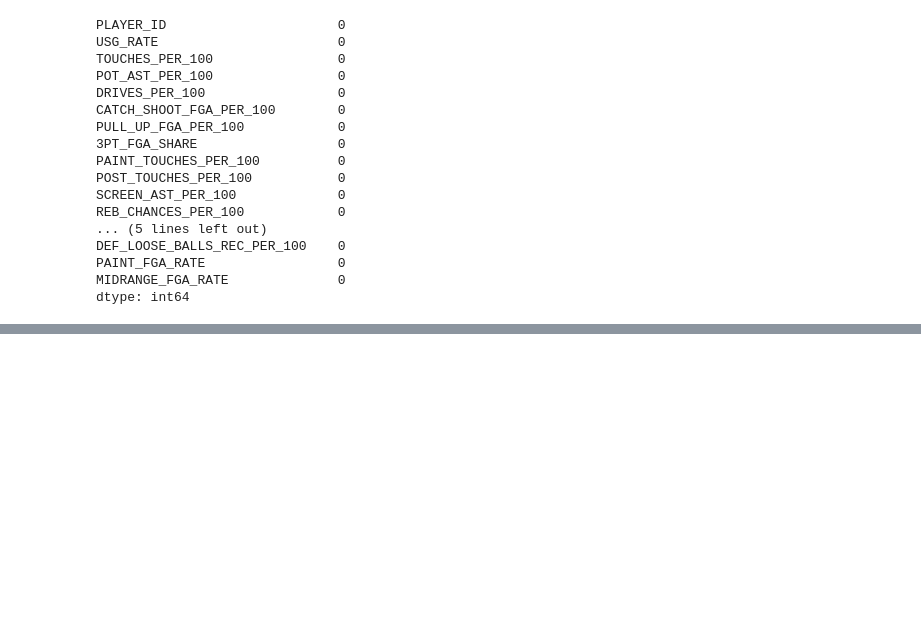
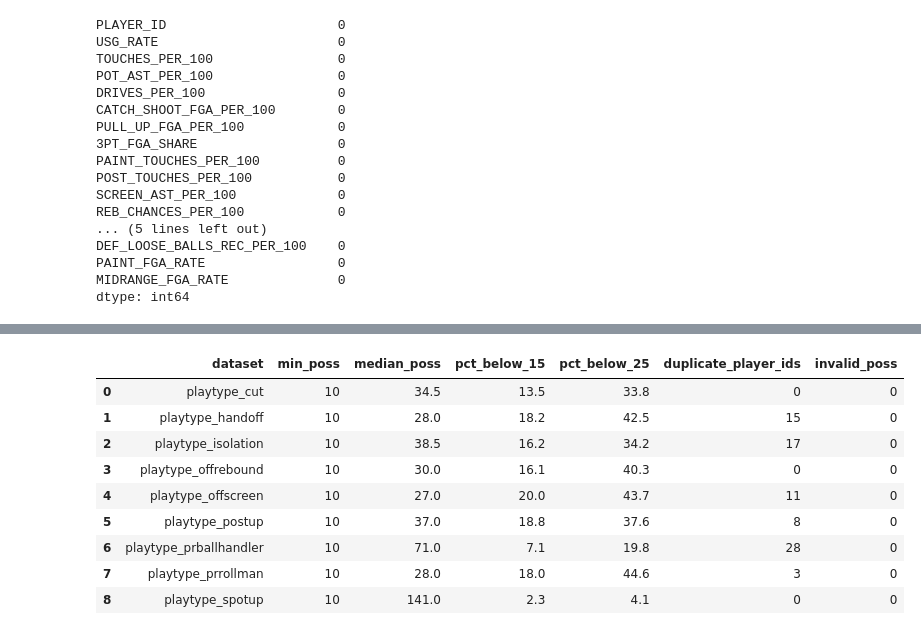
Before and after one commit to alex-abrego/nba-player-archetype-analysis, a Jupyter notebook: notebooks/experiments/exp_data_wrangling.ipynb, the cells around one changed output, grey strips where cells are left out. Drawn from its saved outputs; the diff is of its cells as text; code cells hidden in the pictures; blank space fills up the shorter version.

```diff
--- a/notebooks/experiments/exp_data_wrangling.ipynb
+++ b/notebooks/experiments/exp_data_wrangling.ipynb
@@ -506,0 +559,46 @@ def add_value_feature(feature_name, stat):
+# %%
+reliability_rows = []
+
+for name, df in playtypes.items():
+
+    eligible = df[
+        df["PLAYER_ID"].isin(eligible_ids)
+    ].copy()
+
+    poss = pd.to_numeric(
+        eligible["POSS"],
+        errors="coerce"
+    )
+
+    reliability_rows.append({
+        "dataset": name,
+        "min_poss": poss.min(),
+        "median_poss": poss.median(),
+        "pct_below_15": round(
+            100 * (poss < 15).mean(), 1
+        ),
+        "pct_below_25": round(
+            100 * (poss < 25).mean(), 1
+        ),
+        "duplicate_player_ids": int(
+            eligible["PLAYER_ID"].duplicated().sum()
+        ),
+        "invalid_poss": int(
+            (poss.isna() | (poss < 0)).sum()
+        ),
+    })
+
+reliability = pd.DataFrame(reliability_rows)
+
+display(reliability.sort_values("dataset"))
+# %% [output]
+|  | dataset | min_poss | median_poss | pct_below_15 | pct_below_25 | duplicate_player_ids | invalid_poss |
+| 0 | playtype_cut | 10 | 34.5 | 13.5 | 33.8 | 0 | 0 |
+| 1 | playtype_handoff | 10 | 28.0 | 18.2 | 42.5 | 15 | 0 |
+| 2 | playtype_isolation | 10 | 38.5 | 16.2 | 34.2 | 17 | 0 |
+| 3 | playtype_offrebound | 10 | 30.0 | 16.1 | 40.3 | 0 | 0 |
+| 4 | playtype_offscreen | 10 | 27.0 | 20.0 | 43.7 | 11 | 0 |
+| 5 | playtype_postup | 10 | 37.0 | 18.8 | 37.6 | 8 | 0 |
+| 6 | playtype_prballhandler | 10 | 71.0 | 7.1 | 19.8 | 28 | 0 |
+| 7 | playtype_prrollman | 10 | 28.0 | 18.0 | 44.6 | 3 | 0 |
+| 8 | playtype_spotup | 10 | 141.0 | 2.3 | 4.1 | 0 | 0 |
```
Also changed, not shown: parts of 5 cells of this notebook, 6 other files.
